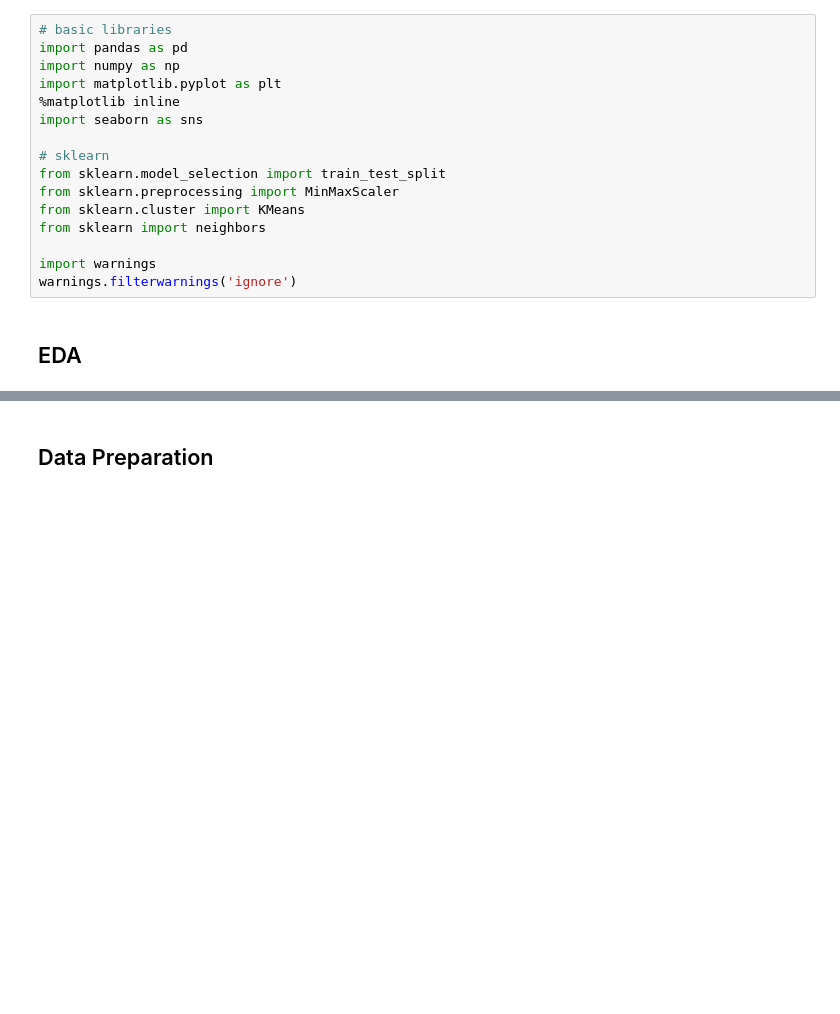
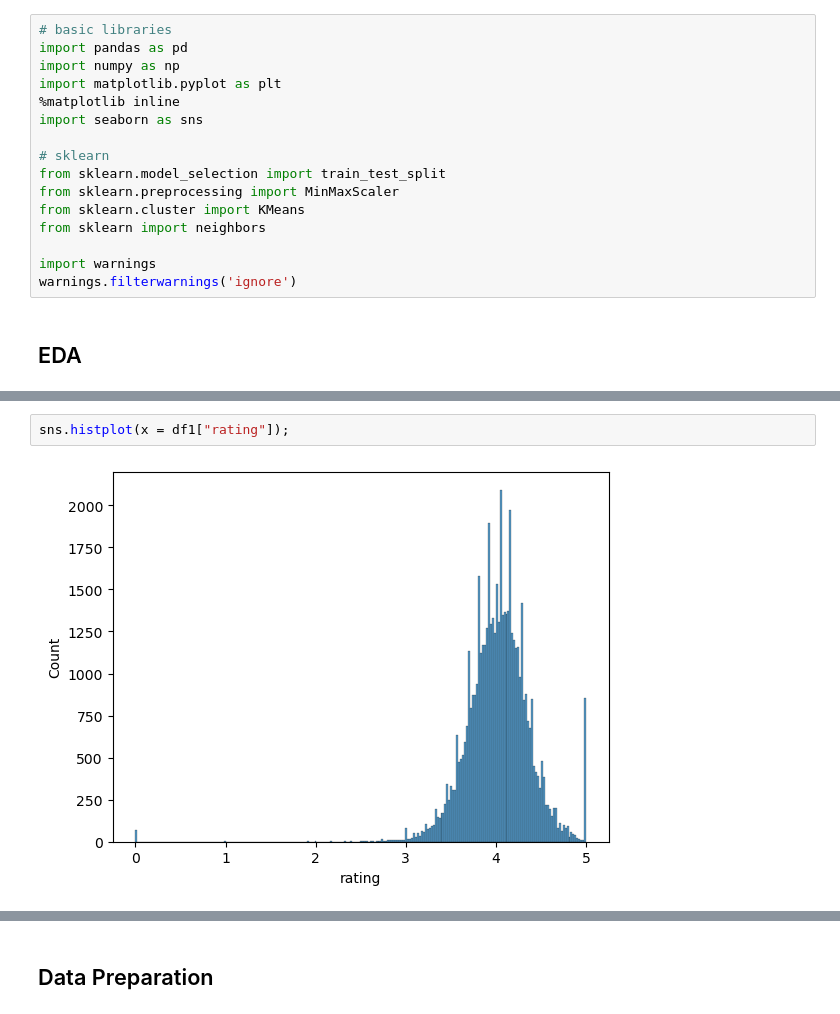
Before and after one commit to npagrawal/Book-Recommendation-Engine, a Jupyter notebook: Notebook 2.ipynb, the cells around one changed output, grey strips where cells are left out. Cells and saved outputs as stored; diff of their text form; blank space fills up the shorter version.

```diff
--- a/Notebook 2.ipynb
+++ b/Notebook 2.ipynb
@@ -22,0 +65,4 @@ df1.head(10)
+# %%
+sns.histplot(x = df1["rating"]);
+# %% [output]
+[figure, added]
```
Also changed, not shown: parts of 14 cells of this notebook.
